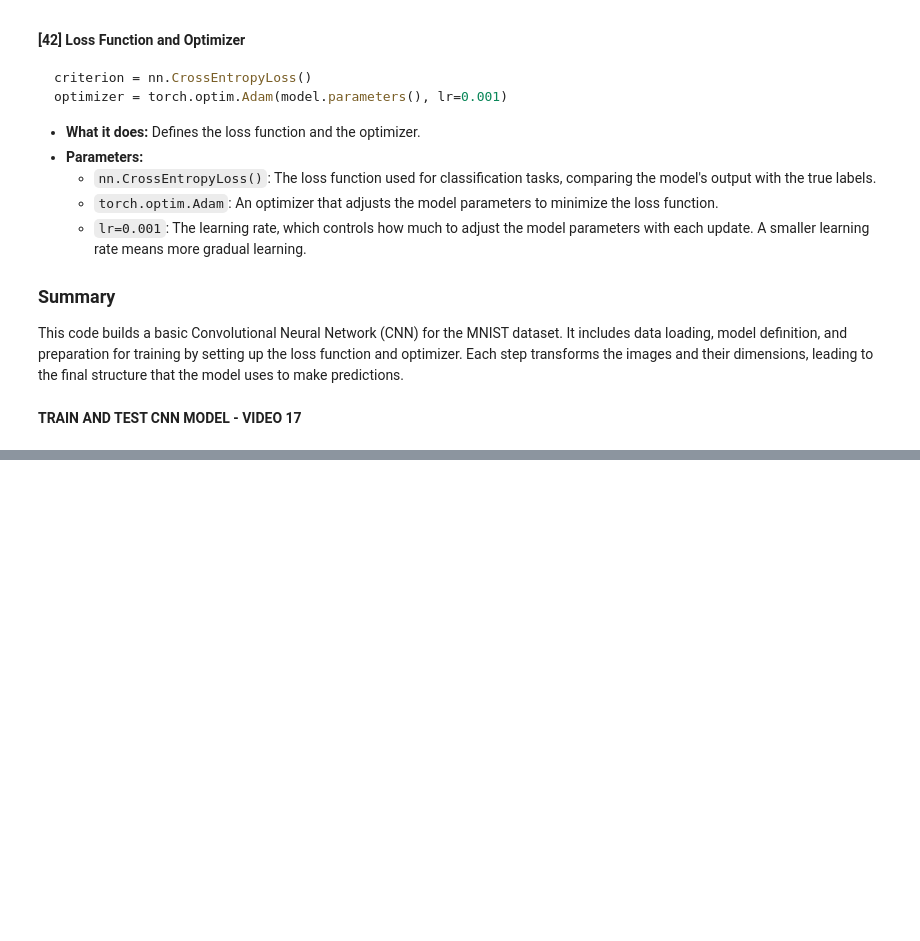
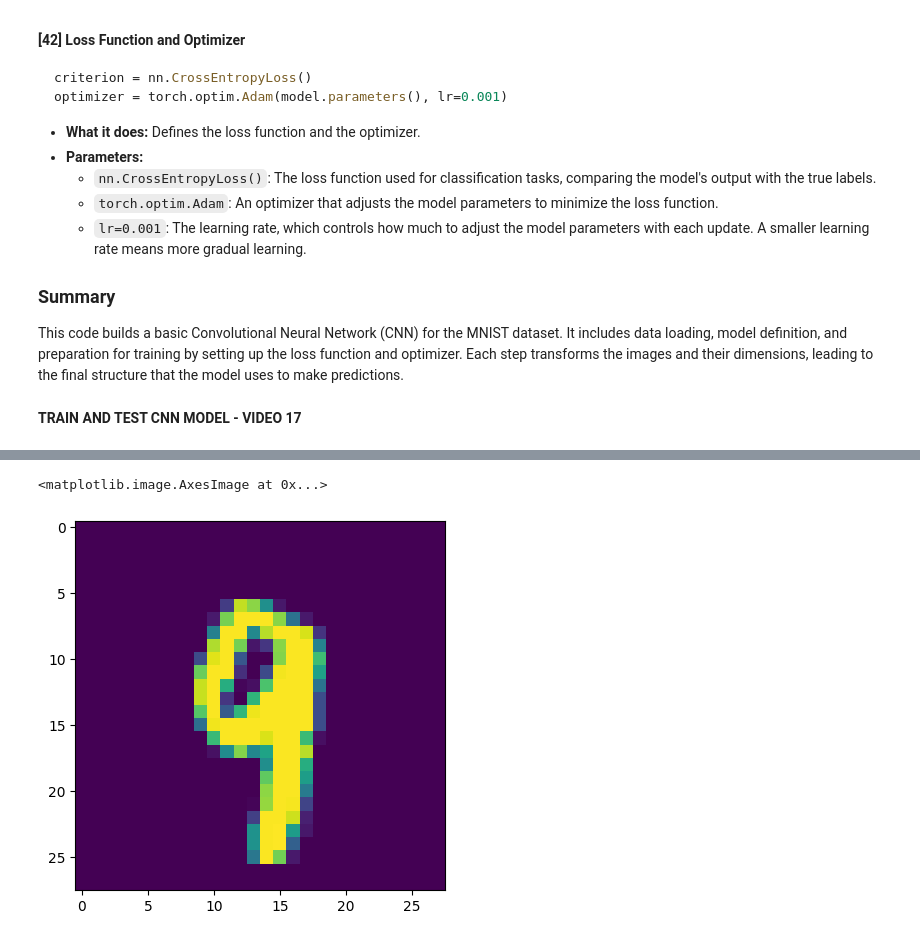
Before and after one commit to MathewS424/PyTorch-Tutorial, a Jupyter notebook: 14_CNN.ipynb, the cells around one changed output, grey strips where cells are left out. Drawn from its saved outputs; the diff is of its cells as text; code cells hidden in the pictures; blank space fills up the shorter version.

```diff
--- a/14_CNN.ipynb
+++ b/14_CNN.ipynb
@@ -478,0 +572,6 @@ print(f"Training Took: {total/60} minutes!")
+# %%
+# Show the image
+plt.imshow(test_data[4143][0].reshape(28,28))
+# %% [output]
+<matplotlib.image.AxesImage at 0x...>
+[figure, added]
```
Also changed, not shown: parts of 17 cells of this notebook.
